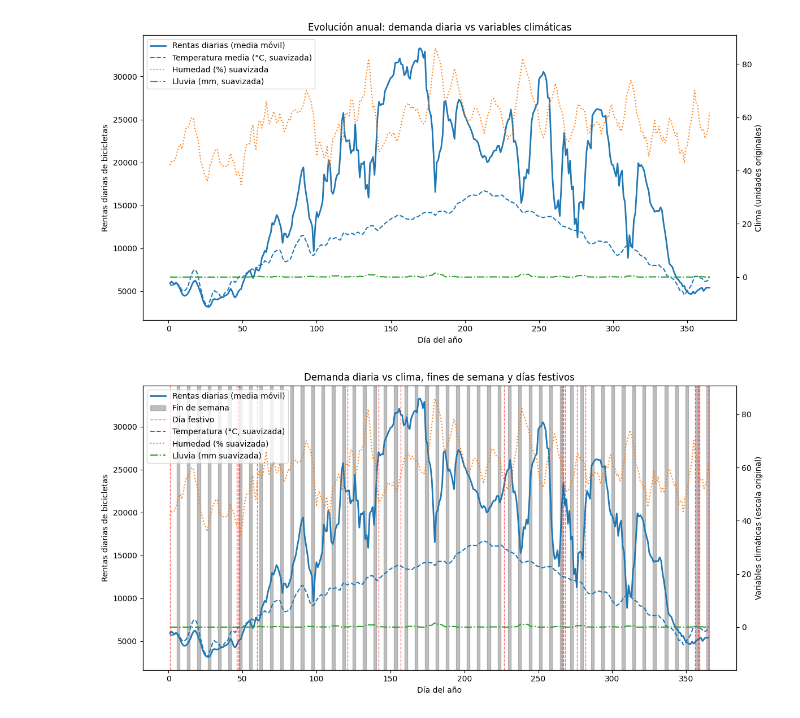
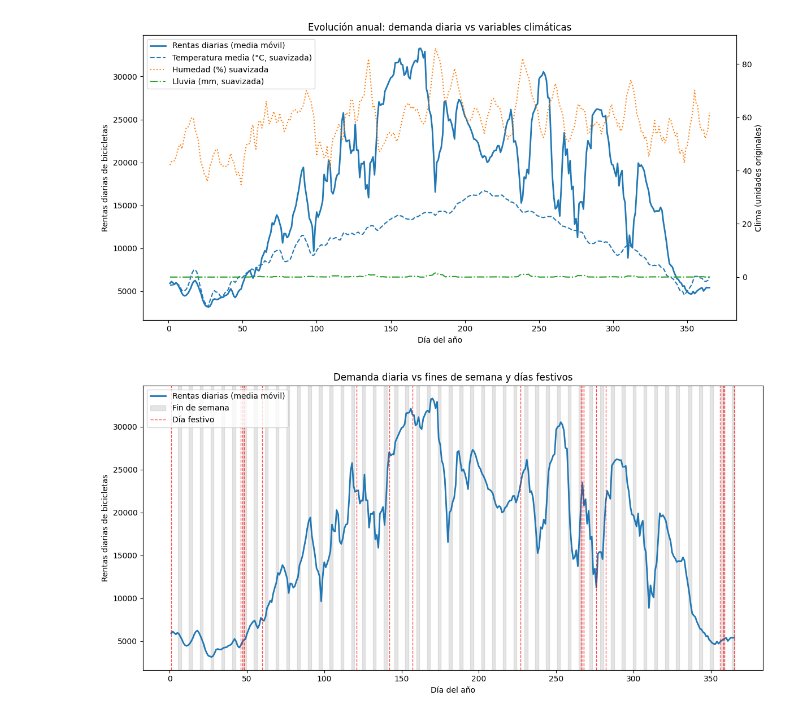
Before and after one commit to armandolezama/seoul-bike-sharing-demand, a Jupyter notebook: notebooks/EDA.ipynb, the cells around one changed output. Cells and saved outputs as stored; diff of their text form; code cells hidden in the pictures.

```diff
--- a/notebooks/EDA.ipynb
+++ b/notebooks/EDA.ipynb
@@ -1402,32 +1402,26 @@ plt.show()
 # %% [output]
 [figure]
 # %%
-# Asegúrate de que date es datetime y day_of_year existe
+import matplotlib.pyplot as plt
+
+# Asegúrate de que date y day_of_year existen y de que tienes is_weekend / is_holiday
 daily_df["date"] = pd.to_datetime(daily_df["date"])
 daily_df["day_of_year"] = daily_df["date"].dt.dayofyear
 
 daily_ordered = daily_df.sort_values("day_of_year").copy()
 
-# Suavizados (puedes ajustar la ventana)
+# Suavizado de la demanda (si no lo tienes ya)
 window = 7
-
 daily_ordered["daily_rentals_smooth"] = (
     daily_ordered["daily_rentals"]
     .rolling(window=window, center=True, min_periods=1)
     .mean()
 )
 
-for col in ["temperature°c", "humidity", "rainfallmm"]:
-    daily_ordered[f"{col}_smooth"] = (
-        daily_ordered[col]
-        .rolling(window=window, center=True, min_periods=1)
-        .mean()
-    )
+fig, ax = plt.subplots(figsize=(12, 6))
 
-fig, ax1 = plt.subplots(figsize=(12, 6))
-
-# --- Curva de demanda (eje 1) ---
-ax1.plot(
+# --- Curva de demanda ---
+ax.plot(
     daily_ordered["day_of_year"],
     daily_ordered["daily_rentals_smooth"],
     label="Rentas diarias (media móvil)",
@@ -1435,39 +1429,11 @@ ax1.plot(
     color="tab:blue",
 )
 
-ax1.set_xlabel("Día del año")
-ax1.set_ylabel("Rentas diarias de bicicletas")
-
-# --- Eje 2: clima suavizado ---
-ax2 = ax1.twinx()
-
-ax2.plot(
-    daily_ordered["day_of_year"],
-    daily_ordered["temperature°c_smooth"],
-    linestyle="--",
-    label="Temperatura (°C, suavizada)",
-)
-ax2.plot(
-    daily_ordered["day_of_year"],
-    daily_ordered["humidity_smooth"],
-    linestyle=":",
-    label="Humedad (% suavizada)",
-)
-ax2.plot(
-    daily_ordered["day_of_year"],
-    daily_ordered["rainfallmm_smooth"],
-    linestyle="-.",
-    label="Lluvia (mm suavizada)",
-)
-
-ax2.set_ylabel("Variables climáticas (escala original)")
-
-# Días de fin de semana únicos, ordenados
+# --- Bandas de fines de semana (agrupando sábado+domingo) ---
 weekend_days = sorted(
     daily_ordered.loc[daily_ordered["is_weekend"], "day_of_year"].unique()
 )
 
-# Agrupar en intervalos consecutivos (ej. 120-121, 127-128, etc.)
 weekend_ranges = []
 start = None
 prev = None
@@ -1477,54 +1443,50 @@ for d in weekend_days:
         start = d
         prev = d
     elif d == prev + 1:
-        # Sigue el intervalo
         prev = d
     else:
-        # Cierra intervalo anterior y abre otro
         weekend_ranges.append((start, prev))
         start = d
         prev = d
 
-# No olvidar el último intervalo
 if start is not None:
     weekend_ranges.append((start, prev))
 
-# Pintar cada rango como una banda gris más ancha
 first_weekend = True
 for start, end in weekend_ranges:
-    ax1.axvspan(
+    ax.axvspan(
         start - 0.5,
         end + 0.5,
-        color="grey",     # gris más visible
-        alpha=0.5,       # puedes subir a 0.2–0.3 si aún se ve tenue
+        color="grey",
+        alpha=0.2,          # ajusta si quieres más/menos intensidad
         zorder=0,
         label="Fin de semana" if first_weekend else None,
     )
     first_weekend = False
-# --- Líneas verticales para días festivos ---
+
+# --- Líneas para días festivos ---
 holiday_days = sorted(
     daily_ordered.loc[daily_ordered["is_holiday"], "day_of_year"].unique()
 )
 
 first_holiday = True
 for d in holiday_days:
-    ax1.axvline(
+    ax.axvline(
         d,
         color="red",
         linestyle="--",
-        alpha=0.6,
+        alpha=0.7,
         linewidth=1,
         label="Día festivo" if first_holiday else None,
     )
     first_holiday = False
 
-# Leyenda combinada (demanda + clima + weekend/holiday)
-lines1, labels1 = ax1.get_legend_handles_labels()
-lines2, labels2 = ax2.get_legend_handles_labels()
-ax1.legend(lines1 + lines2, labels1 + labels2, loc="upper left")
+ax.set_xlabel("Día del año")
+ax.set_ylabel("Rentas diarias de bicicletas")
+ax.set_title("Demanda diaria vs fines de semana y días festivos")
 
-plt.title("Demanda diaria vs clima, fines de semana y días festivos")
+ax.legend(loc="upper left")
 plt.tight_layout()
 plt.show()
 # %% [output]
-[figure, old version]
+[figure, new version]
```
Also changed, not shown: parts of 1 cell of this notebook.
